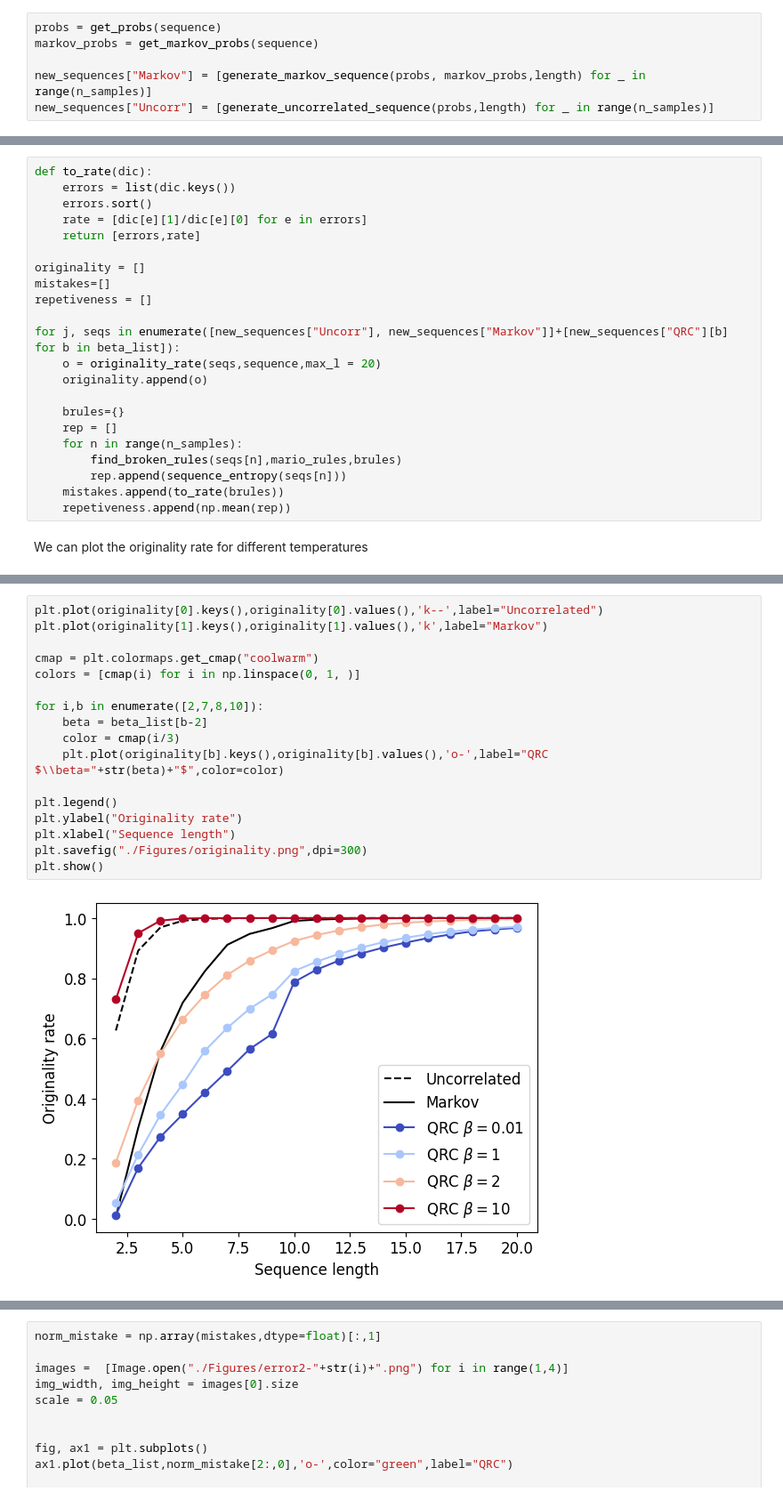
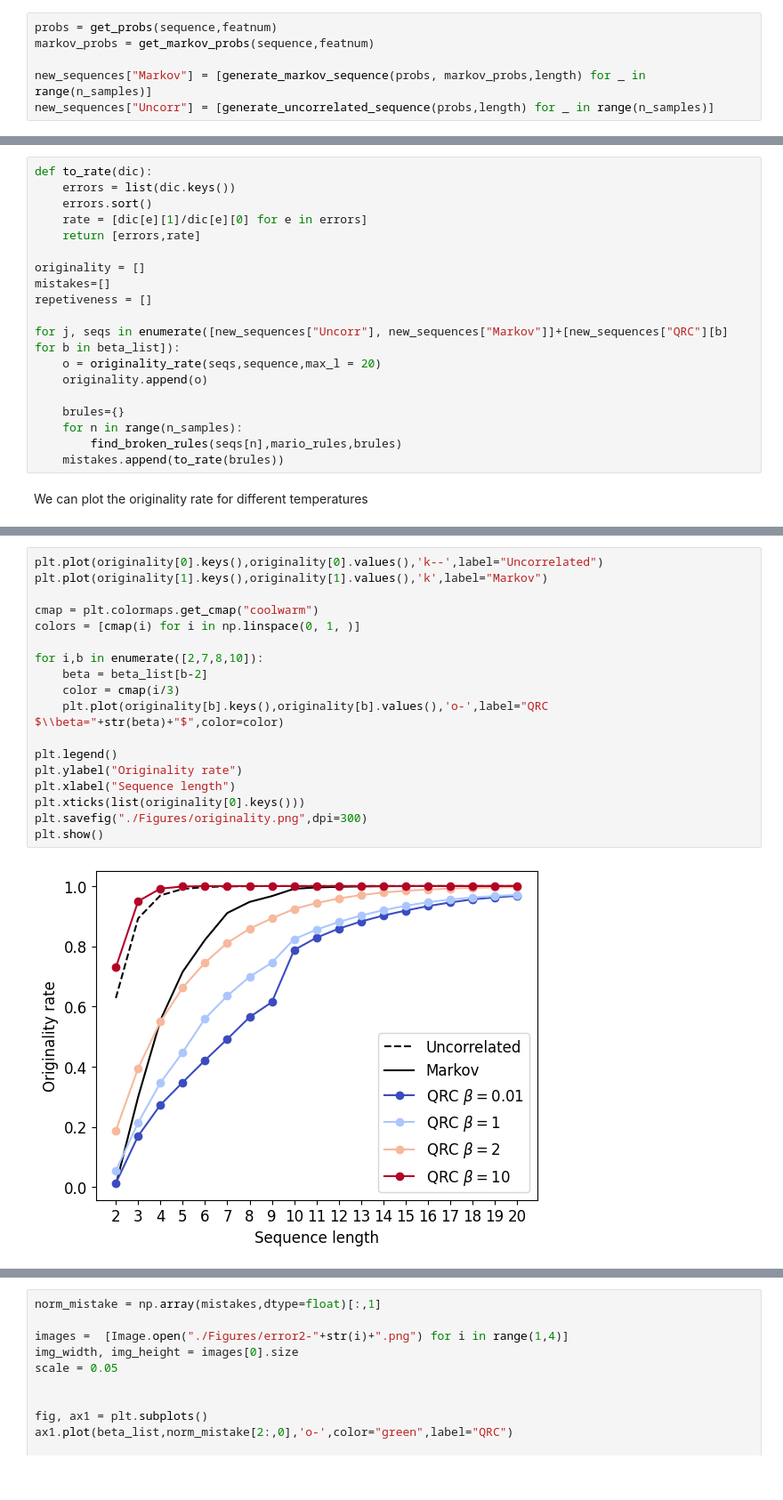
Before and after one commit to moth-quantum/OpenData, a Jupyter notebook: Level_Generation_with_Quantum_Reservoir_Computing/data.ipynb, the cells around one changed output, grey strips where cells are left out. Shown at 89% size. Drawn from its saved outputs; the diff is of its cells as text.

Commit message:
add extra graphs

```diff
--- a/Level_Generation_with_Quantum_Reservoir_Computing/data.ipynb
+++ b/Level_Generation_with_Quantum_Reservoir_Computing/data.ipynb
@@ -514,8 +512,8 @@ sequence2pic(random.choice(new_sequences["QRC"][2]))
 # %% [markdown]
 Alternatively we could have generated features randomly according to the frequencies at which they appear in the original, or according to a Markov chain. To test these options, we'll calculate the probabilities and generate the samples
 # %%
-probs = get_probs(sequence)
-markov_probs = get_markov_probs(sequence)
+probs = get_probs(sequence,featnum)
+markov_probs = get_markov_probs(sequence,featnum)
 
 new_sequences["Markov"] = [generate_markov_sequence(probs, markov_probs,length) for _ in range(n_samples)]
 new_sequences["Uncorr"] = [generate_uncorrelated_sequence(probs,length) for _ in range(n_samples)]
@@ -549,11 +547,8 @@ for j, seqs in enumerate([new_sequences["Uncorr"], new_sequences["Markov"]]+[new
     originality.append(o)
 
     brules={}
-    rep = []
     for n in range(n_samples):
         find_broken_rules(seqs[n],mario_rules,brules)
-        rep.append(sequence_entropy(seqs[n]))
     mistakes.append(to_rate(brules))
-    repetiveness.append(np.mean(rep))
 # %% [markdown]
 We can plot the originality rate for different temperatures
@@ -560,19 +559,20 @@ We can plot the originality rate for different temperatures
 # %%
 plt.plot(originality[0].keys(),originality[0].values(),'k--',label="Uncorrelated")
 plt.plot(originality[1].keys(),originality[1].values(),'k',label="Markov")
 
 cmap = plt.colormaps.get_cmap("coolwarm")
 colors = [cmap(i) for i in np.linspace(0, 1, )]
 
 for i,b in enumerate([2,7,8,10]):
     beta = beta_list[b-2]
     color = cmap(i/3)
     plt.plot(originality[b].keys(),originality[b].values(),'o-',label="QRC $\\beta="+str(beta)+"$",color=color)
 
 plt.legend()
 plt.ylabel("Originality rate")
 plt.xlabel("Sequence length")
+plt.xticks(list(originality[0].keys()))
 plt.savefig("./Figures/originality.png",dpi=300)
 plt.show()
 # %% [output]
-[figure, old version]
+[figure, new version]
```
Also changed, not shown: parts of 17 cells of this notebook, 7 other files.
